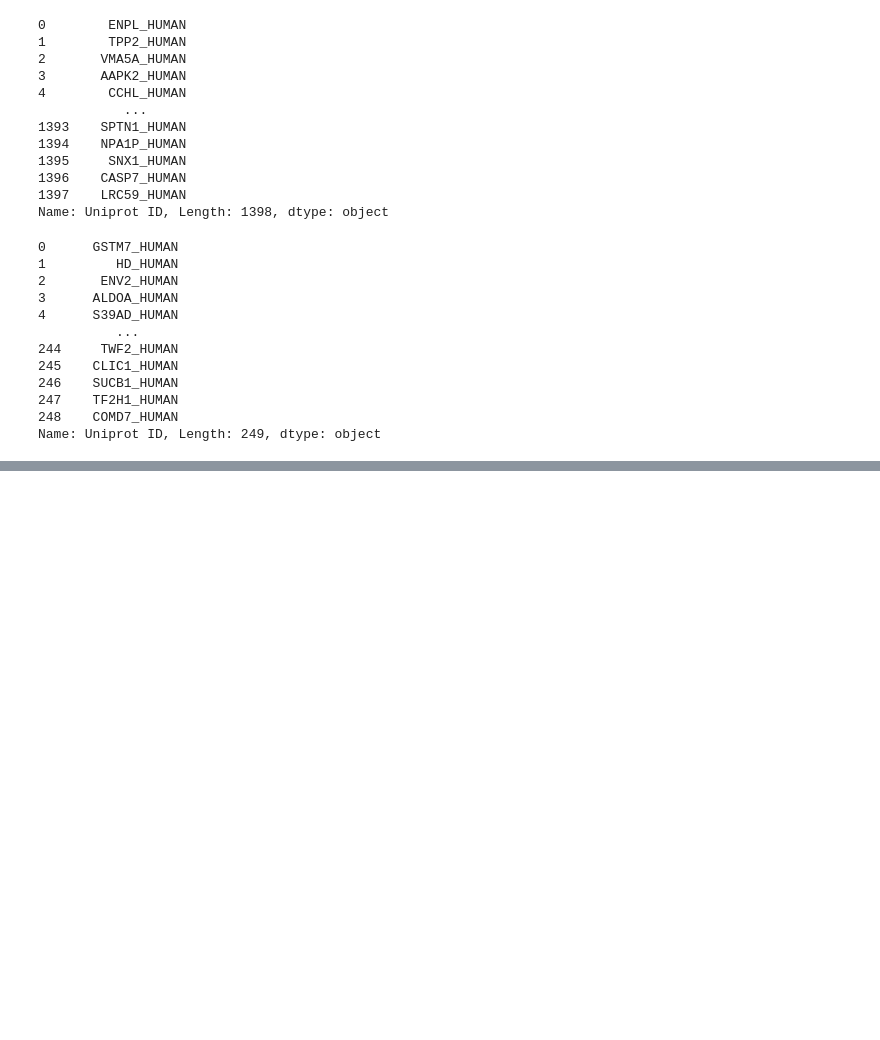
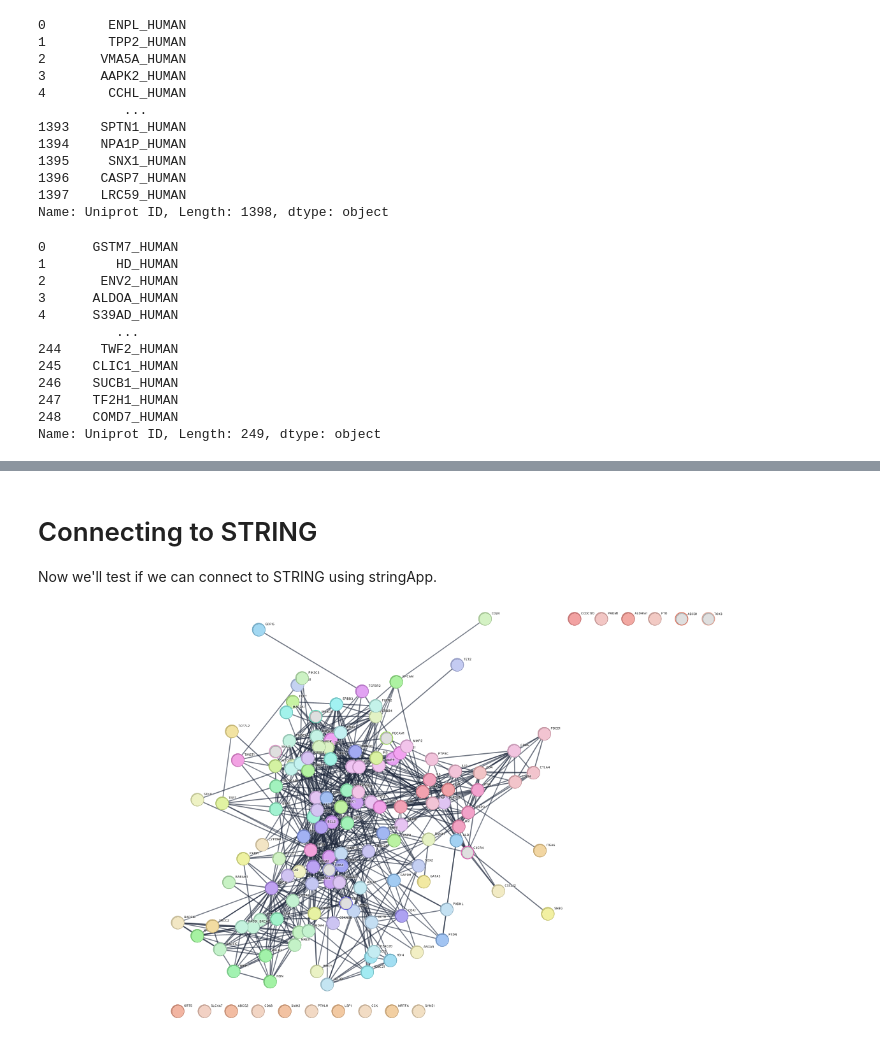
Before and after one commit to rohand2290/find-orthologs, a Jupyter notebook: find_orthologs.ipynb, the cells around one changed output, grey strips where cells are left out. Saved outputs shown, nothing was run; the diff lists cells and outputs as text; code cells hidden in the pictures; blank space fills up the shorter version.

```diff
--- a/find_orthologs.ipynb
+++ b/find_orthologs.ipynb
@@ -162,0 +186,9 @@ acc_col_2023.to_csv("acc_col_2023.csv", index=False)
+# %% [markdown]
+# Connecting to STRING
+Now we'll test if we can connect to STRING using stringApp.
+# %%
+cmd = 'string disease query disease="breast cancer" cutoff=0.9 species="Homo sapiens" limit=150'
+p4c.commands_run(cmd)
+p4c.notebook_export_show_image()
+# %% [output]
+[figure, added]
```
Also changed, not shown: parts of 21 cells of this notebook, 2 other files.
